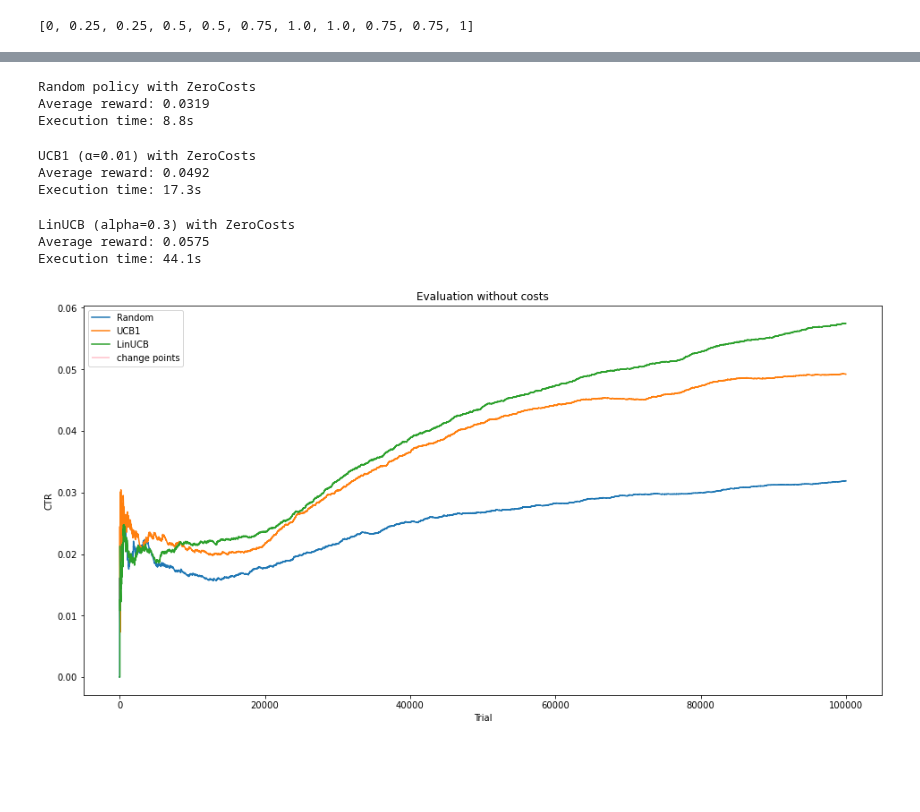
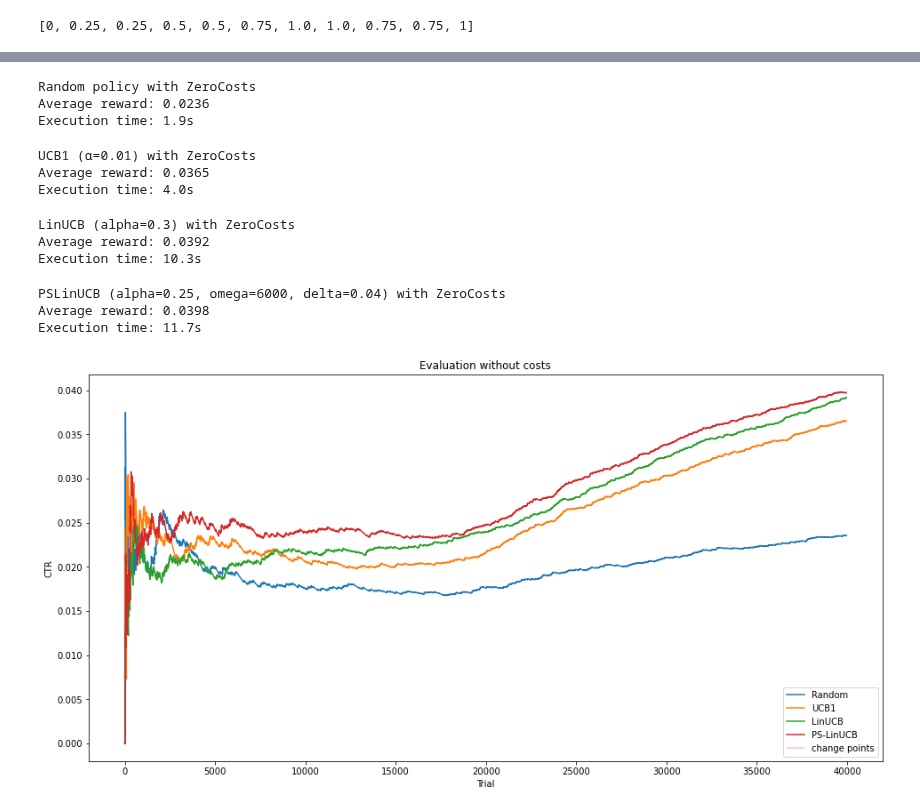
Before and after one commit to saeedghoorchian/NCC-Bandits, a Jupyter notebook: experiments/R6A/8_discretization.ipynb, the cells around one changed output, grey strips where cells are left out. Saved outputs shown, nothing was run; the diff lists cells and outputs as text; code cells hidden in the pictures; blank space fills up the shorter version.

```diff
--- a/experiments/R6A/8_discretization.ipynb
+++ b/experiments/R6A/8_discretization.ipynb
@@ -152,28 +340,30 @@ ValueError: STOP
 # %%
 p_random = algorithms.RandomPolicy()
-ctr_random = evaluation.evaluate(p_random, data, stop_after=NUM_OF_TRIALS)
+ctr_random = evaluation.evaluate(p_random, original_data, stop_after=NUM_OF_TRIALS)
 # %% [output]
 Random policy with ZeroCosts
-Average reward: 0.0319
-Execution time: 8.8s
+Average reward: 0.0236
+Execution time: 1.9s
 # %%
 ucb_alg = algorithms.UCB1(
-        n_arms=data.n_arms,
+        n_trials=NUM_OF_TRIALS,
+        n_arms=original_data.n_arms,
         alpha=0.01,
     )
-ctr_ucb = evaluation.evaluate(ucb_alg, data, stop_after=NUM_OF_TRIALS)
+ctr_ucb = evaluation.evaluate(ucb_alg, original_data, stop_after=NUM_OF_TRIALS)
 # %% [output]
 UCB1 (α=0.01) with ZeroCosts
-Average reward: 0.0492
-Execution time: 17.3s
+Average reward: 0.0365
+Execution time: 4.0s
 # %%
 linucb = algorithms.LinUCB(
-    context_dimension=len(data.events[0].user_features),
-    n_arms=data.n_arms,
+    n_trials=NUM_OF_TRIALS,
+    context_dimension=len(original_data.events[0].user_features),
+    n_arms=original_data.n_arms,
     alpha=0.3,
 )
-ctr_linucb = evaluation.evaluate(linucb, data, stop_after=NUM_OF_TRIALS)
+ctr_linucb = evaluation.evaluate(linucb, original_data, stop_after=NUM_OF_TRIALS)
 # %% [output]
 LinUCB (alpha=0.3) with ZeroCosts
-Average reward: 0.0575
-Execution time: 44.1s
+Average reward: 0.0392
+Execution time: 10.3s
@@ -199,10 +370,26 @@ def plot_ctrs(ctr_dict, change_points=()):
+# %%
+ps_linucb = algorithms.PSLinUCB(
+    n_trials=NUM_OF_TRIALS,
+    context_dimension=len(original_data.events[0].user_features),
+    n_arms=original_data.n_arms,
+    alpha=0.25,
+    omega=6000,
+    delta=0.04
+)
+ctr_pslinucb = evaluation.evaluate(ps_linucb, original_data, stop_after=NUM_OF_TRIALS)
+change_points = ps_linucb.change_points
+# %% [output]
+PSLinUCB (alpha=0.25, omega=6000, delta=0.04) with ZeroCosts
+Average reward: 0.0398
+Execution time: 11.7s
 # %%
 plot_ctrs(
     {
         'Random': ctr_random,
         'UCB1': ctr_ucb,
         'LinUCB': ctr_linucb,
+        'PS-LinUCB': ctr_pslinucb,
     },
 )
 # %% [output]
-[figure, old version]
+[figure, new version]
```
Also changed, not shown: parts of 38 cells of this notebook, 1 other file.
